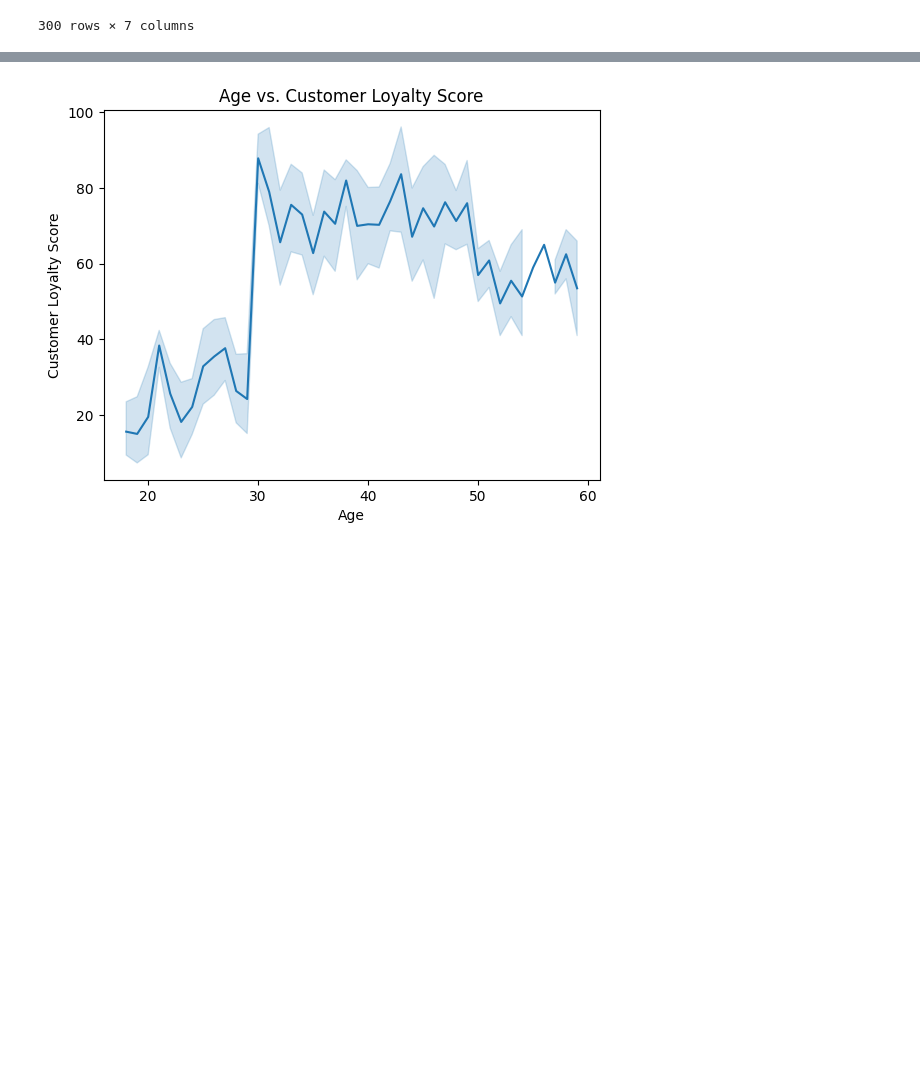
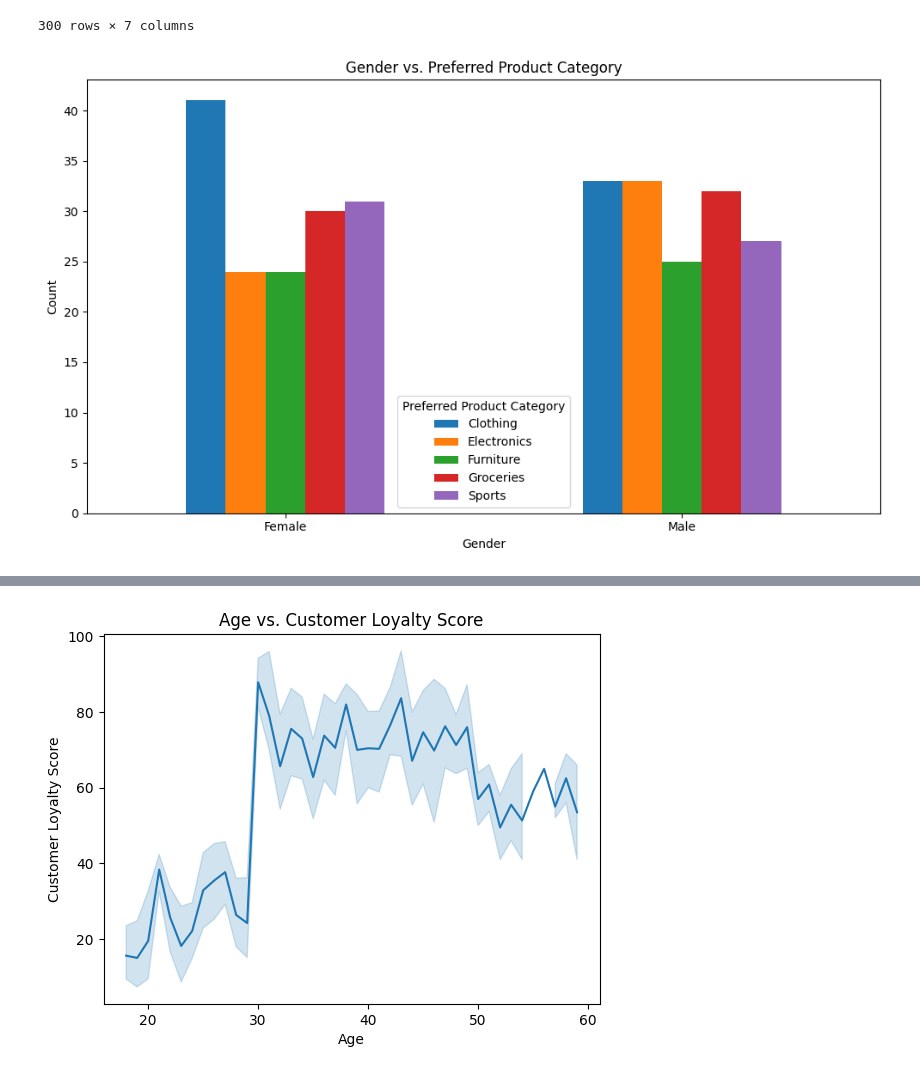
Before and after one commit to Julss1195/Julss1195, a Jupyter notebook: Customer_Clustering_and_Segmentation.ipynb, the cells around one changed output, grey strips where cells are left out. Drawn from its saved outputs; the diff is of its cells as text; code cells hidden in the pictures; blank space fills up the shorter version.

```diff
--- a/Customer_Clustering_and_Segmentation.ipynb
+++ b/Customer_Clustering_and_Segmentation.ipynb
@@ -48,6 +48,24 @@ data
 | 298 | 49 | 78754 | 55 | 64 | 16 | ... |
 | 299 | 51 | 66239 | 48 | 65 | 22 | ... |
 300 rows × 7 columns
+# %%
+# prompt: Using dataframe data: plot a matplotlib bar graph of Gender to Preferred Product Category
+
+import matplotlib.pyplot as plt
+# group the data by gender and preferred product category and count the occurrences
+gender_product_counts = data.groupby(['Gender', 'Preferred Product Category']).size().unstack()
+
+# create the bar plot
+gender_product_counts.plot(kind='bar', figsize=(10, 6))
+plt.title('Gender vs. Preferred Product Category')
+plt.xlabel('Gender')
+plt.ylabel('Count')
+plt.xticks(rotation=0)  # Rotate x-axis labels for better readability
+plt.legend(title='Preferred Product Category')
+plt.tight_layout()  # Adjust layout to prevent labels from overlapping
+plt.show()
+# %% [output]
+[figure, added]
 # %%
 # prompt: Using dataframe data: arrange age from smallest to greatest
 
```
Also changed, not shown: parts of 2 cells of this notebook.
